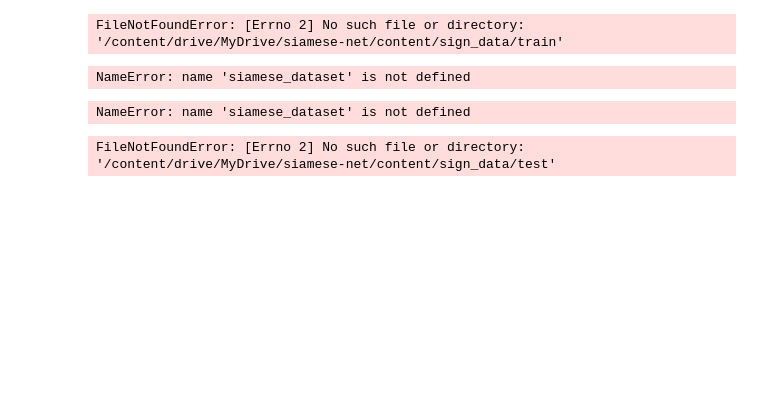
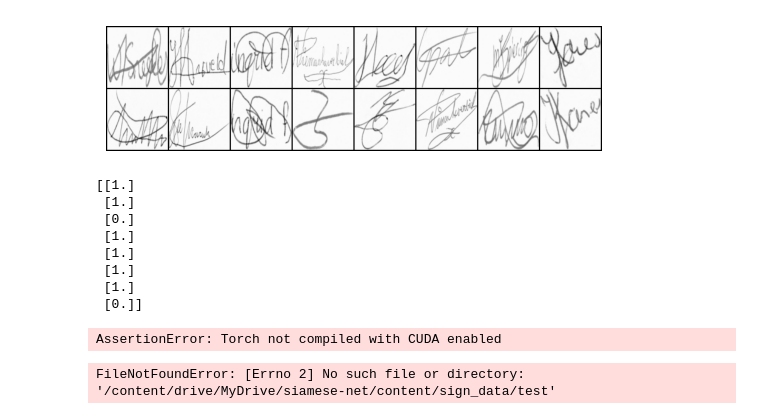
Before and after one commit to hou27/siamese-net, a Jupyter notebook: siamese-net2/second.ipynb, the cells around one changed output. Cells and saved outputs as stored; diff of their text form; code cells hidden in the pictures; blank space fills up the shorter version.

```diff
--- a/siamese-net2/second.ipynb
+++ b/siamese-net2/second.ipynb
@@ -32,8 +32,8 @@ def show_plot(iteration,loss):
     plt.show()
 # %%
 class Config():
-    training_dir = "/content/drive/MyDrive/siamese-net/content/sign_data/train"
-    testing_dir = "/content/drive/MyDrive/siamese-net/content/sign_data/test"
+    training_dir = "../siamese-net/content/sign_data/train"
+    testing_dir = "../siamese-net/content/sign_data/test"
     train_batch_size = 64
     train_number_epochs = 100
 # %%
@@ -84,35 +84,36 @@ class SiameseNetworkDataset(Dataset):
 # %%
 folder_dataset = dset.ImageFolder(root=Config.training_dir)
 
-siamese_dataset = SiameseNetworkDataset(imageFolderDataset=folder_dataset,
-                                        transform=transforms.Compose([transforms.Resize((100,100)),
-                                                                      transforms.ToTensor()
-                                                                      ])
-                                       ,should_invert=False)
+siamese_dataset = SiameseNetworkDataset(
+    imageFolderDataset=folder_dataset,
+    transform=transforms.Compose([transforms.Resize((100,100)),
+    transforms.ToTensor()
+  ]),should_invert=False)
-# %% [output]
-FileNotFoundError: [Errno 2] No such file or directory: '/content/drive/MyDrive/siamese-net/content/sign_data/train'
 # %%
 vis_dataloader = DataLoader(siamese_dataset,
-
                         shuffle=True,
-
-                        num_workers=8,
-
+                        num_workers=0,
                         batch_size=8)
 
 dataiter = iter(vis_dataloader)
-
-
 
 example_batch = next(dataiter)
 
 concatenated = torch.cat((example_batch[0],example_batch[1]),0)
 
 imshow(torchvision.utils.make_grid(concatenated))
 
 print(example_batch[2].numpy())
 # %% [output]
+[figure, added]
-NameError: name 'siamese_dataset' is not defined
+[[1.]
+ [1.]
+ [0.]
+ [1.]
+ [1.]
+ [1.]
+ [1.]
+ [0.]]
 # %%
 class SiameseNetwork(nn.Module):
 
@@ -170,7 +171,7 @@ class ContrastiveLoss(torch.nn.Module):
 # %%
 train_dataloader = DataLoader(siamese_dataset,
                         shuffle=True,
-                        num_workers=8,
+                        num_workers=0,
                         batch_size=Config.train_batch_size)
 
 net = SiameseNetwork().cuda()
@@ -197,8 +198,8 @@ for epoch in range(0,Config.train_number_epochs):
             counter.append(iteration_number)
             loss_history.append(loss_contrastive.item())
 
-torch.save(net.state_dict(), "model.pt")
+torch.save(net.state_dict(), "siamese_model.pt")
 show_plot(counter,loss_history)
 # %% [output]
-NameError: name 'siamese_dataset' is not defined
+AssertionError: Torch not compiled with CUDA enabled
 # %%
```
Also changed, not shown: parts of 1 cell of this notebook, 1 other file.
